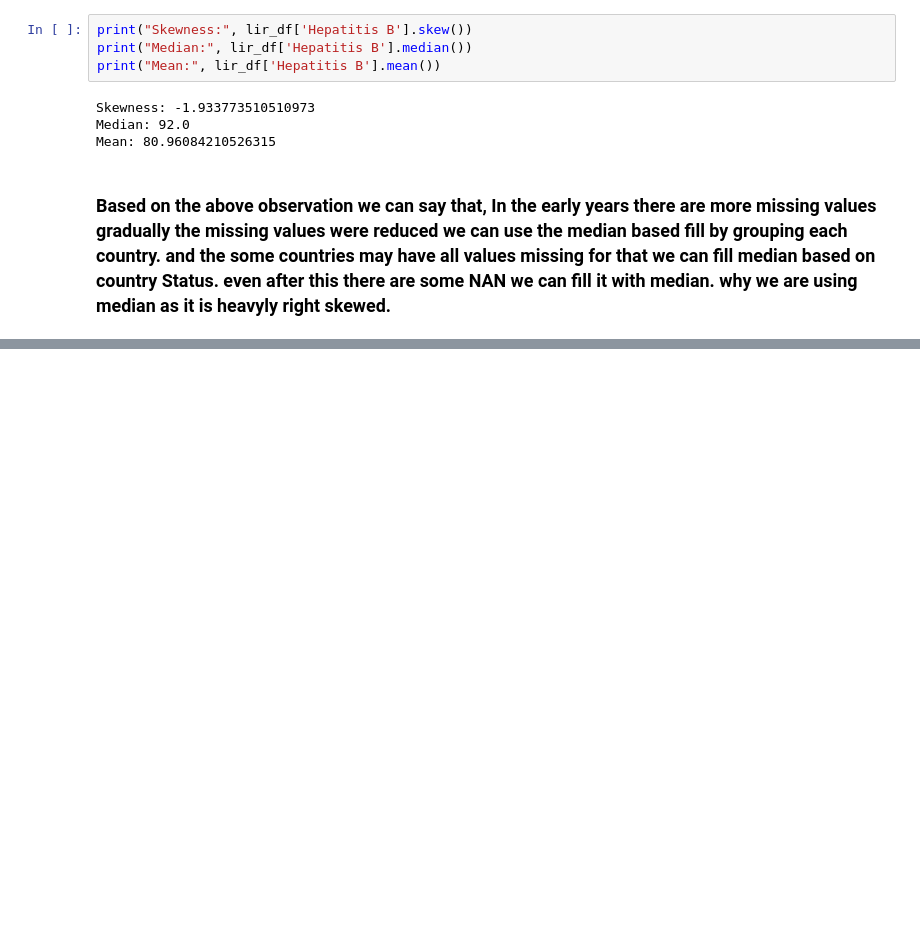
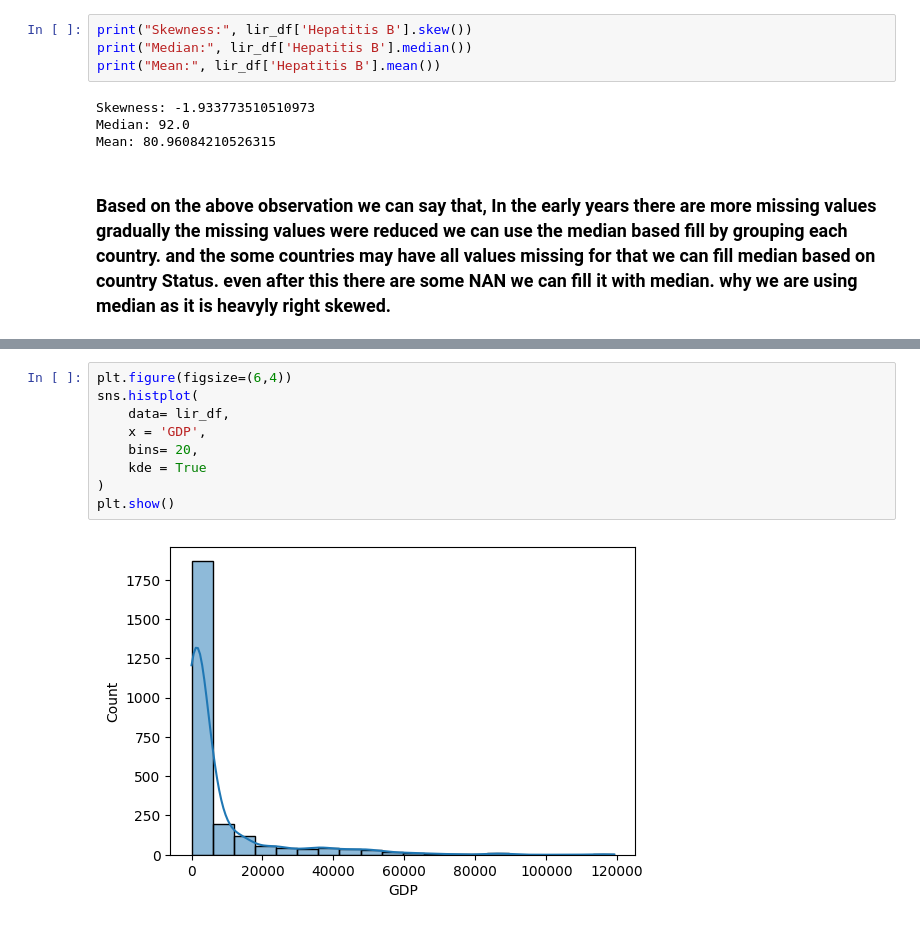
Before and after one commit to paulrichardjacob/Linear_Regression_, a Jupyter notebook: notebooks/1_eds.ipynb, the cells around one changed output, grey strips where cells are left out. Saved outputs shown, nothing was run; the diff lists cells and outputs as text; blank space fills up the shorter version.

```diff
--- a/notebooks/1_eds.ipynb
+++ b/notebooks/1_eds.ipynb
@@ -247,0 +311,11 @@ Mean: 80.96084210526315
+# %%
+plt.figure(figsize=(6,4))
+sns.histplot(
+    data= lir_df,
+    x = 'GDP',
+    bins= 20,
+    kde = True
+)
+plt.show()
+# %% [output]
+[figure, added]
```
Also changed, not shown: parts of 29 cells of this notebook.
